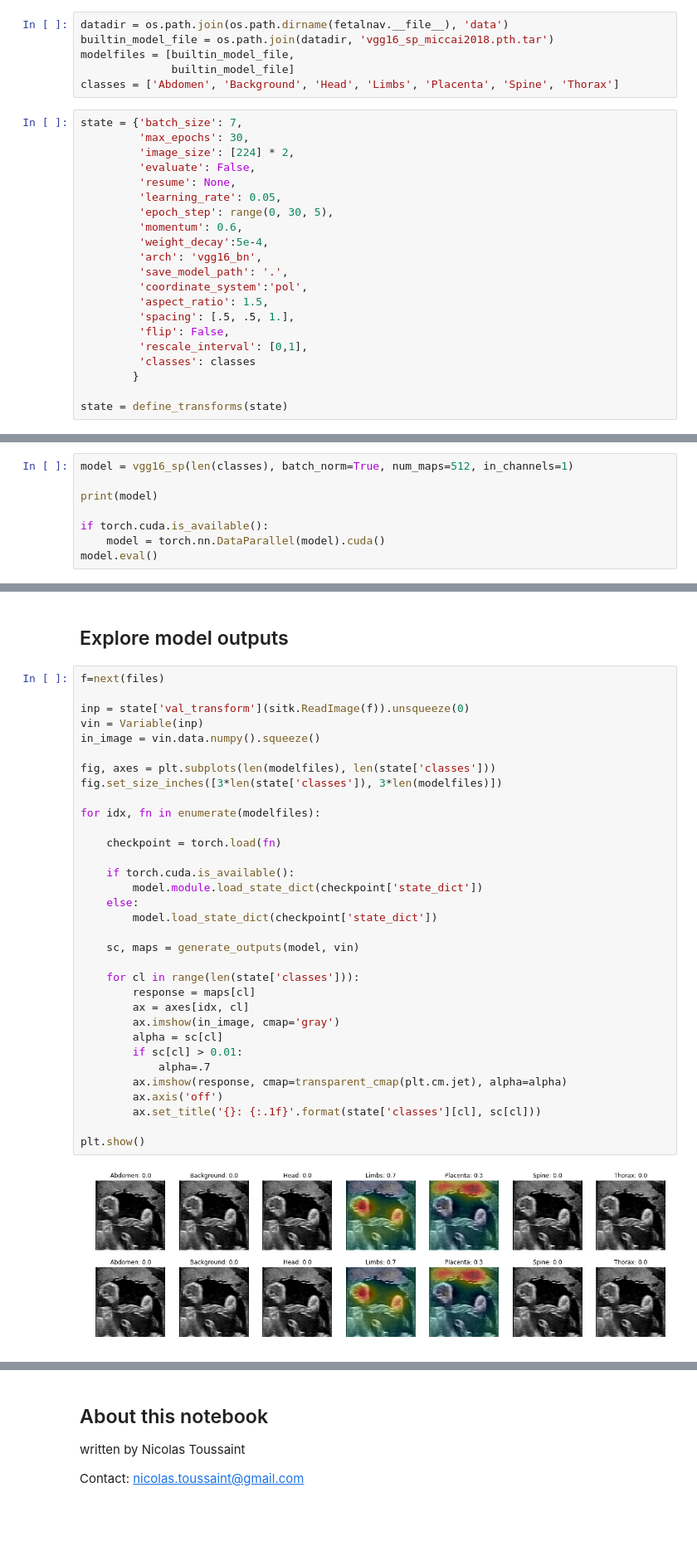
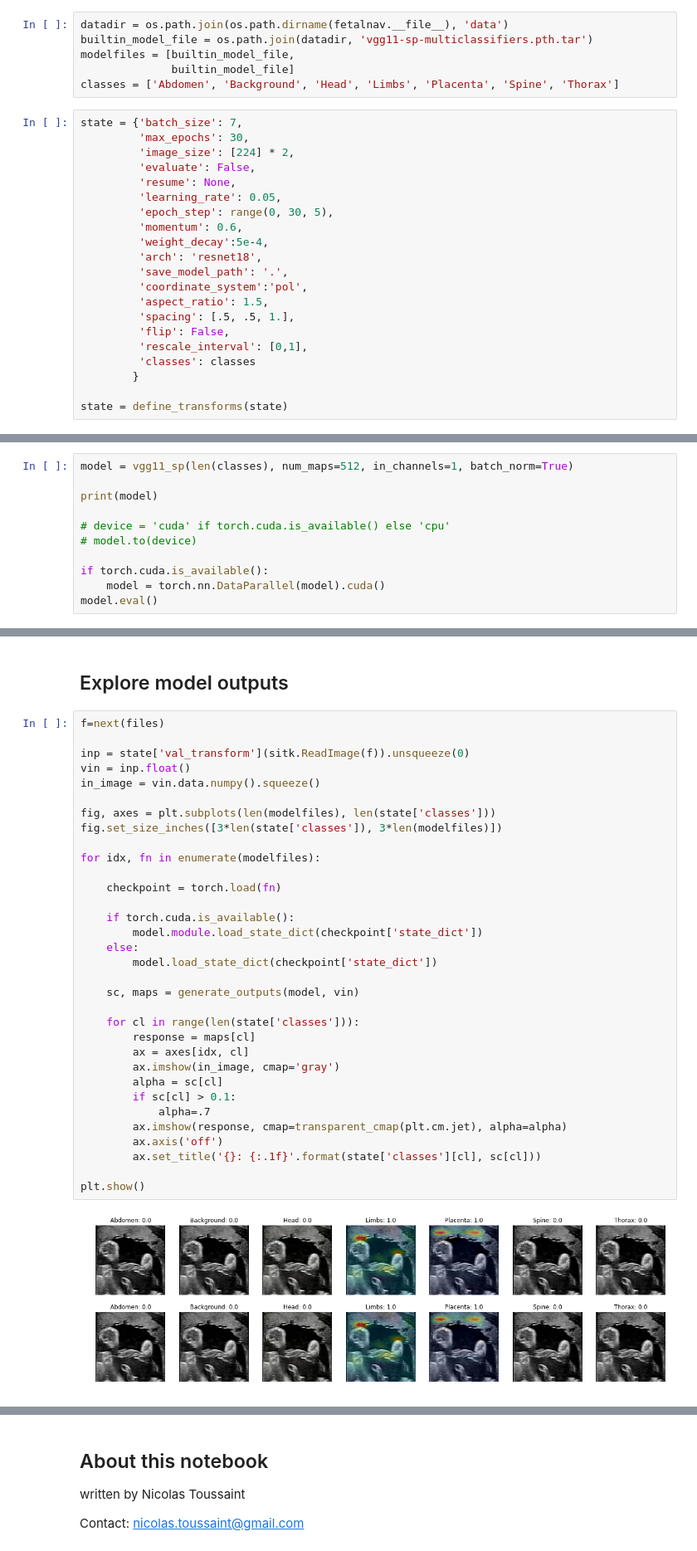
Before and after one commit to ntoussaint/fetalnav, a Jupyter notebook: experiments/evaluate.ipynb, the cells around one changed output, grey strips where cells are left out. Shown at 83% size. Drawn from its saved outputs; the diff is of its cells as text; blank space fills up the shorter version.

Commit message:
[PyTorch 1.0] [api] [engine] upgrade notebook code to PyTorch 1.x

```diff
--- a/experiments/evaluate.ipynb
+++ b/experiments/evaluate.ipynb
@@ -355,7 +383,7 @@ def generate_outputs(model, input):
 ## Dictionary State Instance
 # %%
 datadir = os.path.join(os.path.dirname(fetalnav.__file__), 'data')
-builtin_model_file = os.path.join(datadir, 'vgg16_sp_miccai2018.pth.tar')
+builtin_model_file = os.path.join(datadir, 'vgg11-sp-multiclassifiers.pth.tar')
 modelfiles = [builtin_model_file,
               builtin_model_file]
 classes = ['Abdomen', 'Background', 'Head', 'Limbs', 'Placenta', 'Spine', 'Thorax']
@@ -369,7 +397,7 @@ state = {'batch_size': 7,
          'epoch_step': range(0, 30, 5),
          'momentum': 0.6,
          'weight_decay':5e-4,
-         'arch': 'vgg16_bn',
+         'arch': 'resnet18',
          'save_model_path': '.',
          'coordinate_system':'pol',
          'aspect_ratio': 1.5,
@@ -383,9 +411,12 @@ state = define_transforms(state)
 # %% [markdown]
 ## Model definition
 # %%
-model = vgg16_sp(len(classes), batch_norm=True, num_maps=512, in_channels=1)
+model = vgg11_sp(len(classes), num_maps=512, in_channels=1, batch_norm=True)
 
 print(model)
+
+# device = 'cuda' if torch.cuda.is_available() else 'cpu'
+# model.to(device)
 
 if torch.cuda.is_available():
     model = torch.nn.DataParallel(model).cuda()
@@ -437,37 +468,37 @@ files = iter(files)
 f=next(files)
 
 inp = state['val_transform'](sitk.ReadImage(f)).unsqueeze(0)
-vin = Variable(inp)
+vin = inp.float()
 in_image = vin.data.numpy().squeeze()
 
 fig, axes = plt.subplots(len(modelfiles), len(state['classes']))
 fig.set_size_inches([3*len(state['classes']), 3*len(modelfiles)])
 
 for idx, fn in enumerate(modelfiles):
 
     checkpoint = torch.load(fn)
 
     if torch.cuda.is_available():
         model.module.load_state_dict(checkpoint['state_dict'])
     else:
         model.load_state_dict(checkpoint['state_dict'])
 
     sc, maps = generate_outputs(model, vin)
 
     for cl in range(len(state['classes'])):
         response = maps[cl]
         ax = axes[idx, cl]
         ax.imshow(in_image, cmap='gray')
         alpha = sc[cl]
-        if sc[cl] > 0.01:
+        if sc[cl] > 0.1:
             alpha=.7
         ax.imshow(response, cmap=transparent_cmap(plt.cm.jet), alpha=alpha)
         ax.axis('off')
         ax.set_title('{}: {:.1f}'.format(state['classes'][cl], sc[cl]))
 
 plt.show()
 # %% [output]
-[figure, old version]
+[figure, new version]
 # %%
 from spn.utils import localize_from_map
 fig = plt.figure()
```
Also changed, not shown: parts of 4 cells of this notebook, 2 other files.
